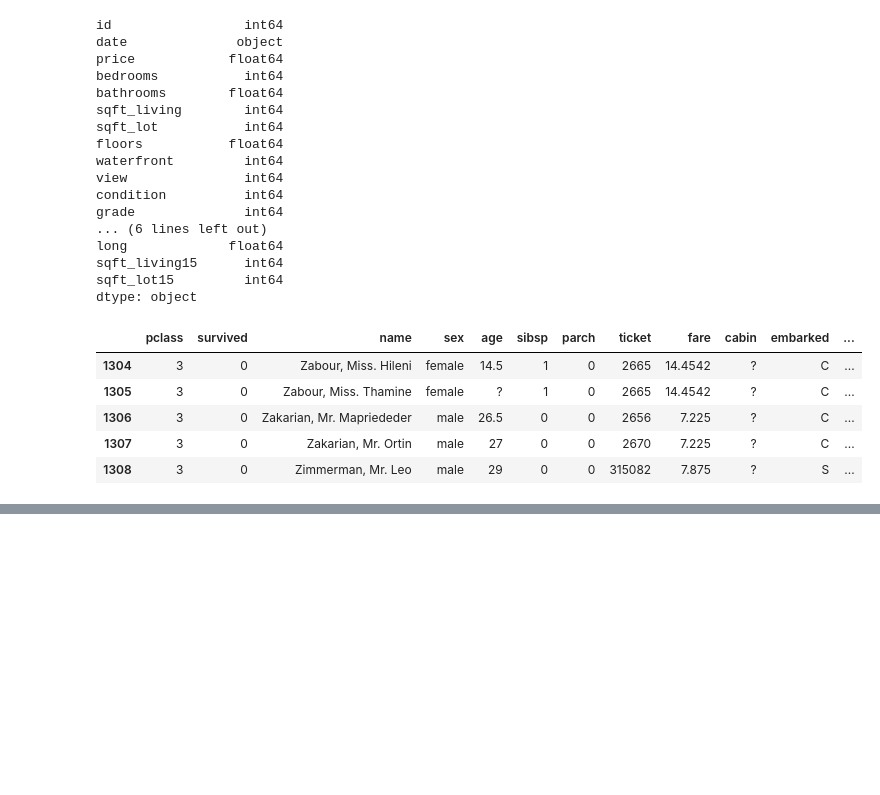
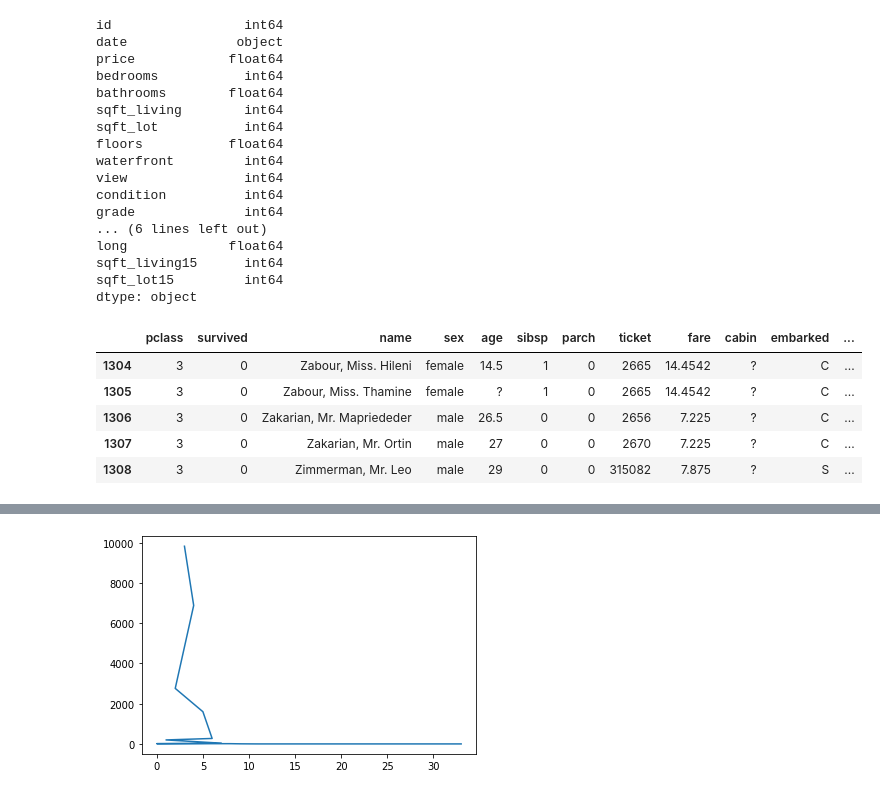
Before and after one commit to tornikeo/python_pandas_matplot_practice, a Jupyter notebook: Python_and_Pandas_Review.ipynb, the cells around one changed output, grey strips where cells are left out. Drawn from its saved outputs; the diff is of its cells as text; code cells hidden in the pictures; blank space fills up the shorter version.

```diff
--- a/Python_and_Pandas_Review.ipynb
+++ b/Python_and_Pandas_Review.ipynb
@@ -173,0 +590,6 @@ memory usage: 894.6+ KB
+# %%
+###let's plot that:
+
+houses.bedrooms.value_counts().plot();
+# %% [output]
+[figure, added]
```
Also changed, not shown: parts of 55 cells of this notebook.
